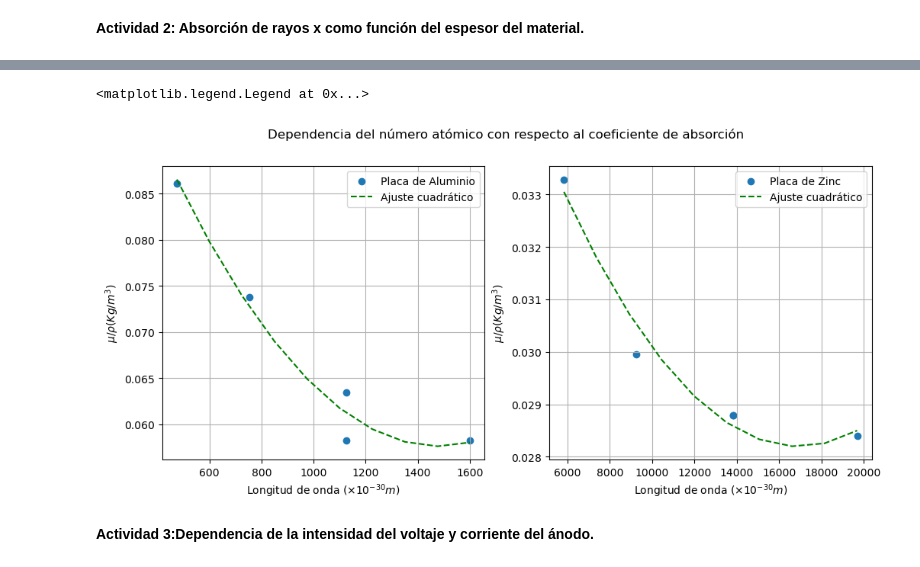
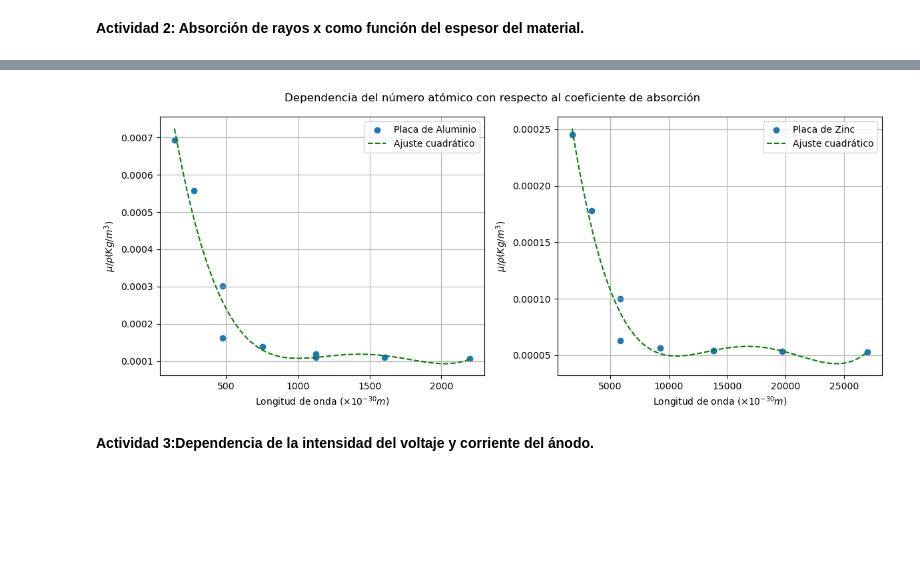
Before and after one commit to ccuellarn/Laboratorio-Intermedio---Pr-cticas20242, a Jupyter notebook: Rayos X/Rayos X.ipynb, the cells around one changed output, grey strips where cells are left out. Cells and saved outputs as stored; diff of their text form; code cells hidden in the pictures; blank space fills up the shorter version.

```diff
--- a/Rayos X/Rayos X.ipynb
+++ b/Rayos X/Rayos X.ipynb
@@ -284,10 +285,13 @@ fig.tight_layout()
 # %% [markdown]
 **Actividad 2: Absorción de rayos x como función del espesor del material.**
 # %%
+x_3 = []
+for i in range(0,9):
+    x_3.append(round(2*dZn*(np.sin(np.radians(Data1A2['Ang'][i]))),1))
 #Calibración de barrido sin material
 n = 1
-param1 = np.polyfit(Data1A2['Ang'][0:3], Data1A2['In'][0:3], n)
-x_ = np.linspace(min(Data1A2['Ang'][0:3]),max(Data1A2['Ang'][0:3]),10)
+param1 = np.polyfit(x_3[0:3], Data1A2['In'][0:3], n)
+x_ = np.linspace(min(x_3[0:3]),max(x_3[0:3]),10)
 ym1 = param1[0]*x_+param1[1]
 
 #Obtener medidas de incertidumbre
@@ -307,14 +311,15 @@ def Residuals(y,ym):
         e.append(y[i]-ym[i])
     return e
 
-plt.errorbar(Data1A2['Ang'][0:3], Data1A2['In'][0:3],yerr=np.sqrt(std),capsize=1.5,color='b',fmt='.', label='Calibración')
+plt.errorbar(x_3[0:3], Data1A2['In'][0:3],yerr=np.sqrt(std),capsize=1.5,color='b',fmt='.', label='Calibración')
 plt.plot(x_,ym1,color='r',label='Ajuste lineal')
 plt.title('Calibración para absorción del cristal LiF')
 plt.ylabel('Intensidad (I/s)')
 plt.xlabel(r'Ángulo de incidencia $(^\circ)$')
-plt.text(6.25, 400, 'y={}x + {}'.format(round(param1[0],2),round(param1[1],2)),color='r')
-plt.text(6.30,385,'R^2= {}'.format(round(GetR2(Data1A2['Ang'][0:3], Data1A2['In'][0:3]),2)),color='b')
+# plt.text(6.25, 400, 'y={}x + {}'.format(round(param1[0],2),round(param1[1],2)),color='r')
+# plt.text(6.30,385,'R^2= {}'.format(round(GetR2(x_3[0:3], Data1A2['In'][0:3]),2)),color='b')
 plt.legend()
 plt.grid()
 plt.show()
+param1[0]
 # %% [output]
@@ -420,52 +422,53 @@ l33 = []
 ra =[]
 rz=[]
 
-for i in x:
+for i in x_2:
     l3.append(((i*Za)**3))
 
-for i in x:
+for i in x_2:
     l33.append(((i*Zz)**3))
 
 for j in mu_a:
     ra.append(j/(rho_A))
 
 for j in mu_z:
     rz.append(j/(rho_Zinc))
 
 #Regresión cuadrática
-parama = np.polyfit(l3[3:-1],ra[3:-1], 2)
-paramz = np.polyfit(l33[3:-1],rz[3:-1], 2)
+parama = np.polyfit(l3,ra, 4)
+paramz = np.polyfit(l33,rz, 4)
 
-x_ = np.linspace(min(l3[3:-1]),max(l3[3:-1]),10)
-x_z = np.linspace(min(l33[3:-1]),max(l33[3:-1]),10)
+x_ = np.linspace(min(l3),max(l3),100)
+x_z = np.linspace(min(l33),max(l33),100)
 
-yma = parama[0]*x_*x_ + x_*parama[1] + parama[2]
-ymz = paramz[0]*x_z*x_z + x_z*paramz[1] + paramz[2]
+yma = parama[0]*x_*x_*x_*x_ + x_*x_*x_*parama[1] + x_*x_*parama[2] + x_*parama[3] + parama[4]
+ymz = paramz[0]*x_z*x_z*x_z*x_z + x_z*x_z*x_z*paramz[1] + x_z*x_z*paramz[2] + x_z*paramz[3] + paramz[4]
 
 #Grafico
 fig = plt.figure(figsize = (12, 5))
 fig.suptitle('Dependencia del número atómico con respecto al coeficiente de absorción')
 axa = fig.add_subplot(121)
 axz = fig.add_subplot(122)
 
-axa.scatter(l3[3:-1],ra[3:-1],label='Placa de Aluminio')
+axa.scatter(l3,ra,label='Placa de Aluminio')
 axa.plot(x_,yma,'--',label='Ajuste cuadrático',color='g')
 axa.set_xlabel(r"Longitud de onda $(\times 10^{-30}m)$")
 axa.set_ylabel(r"$\mu/\rho (Kg/m^3)$")
 
 
-axz.scatter(l33[3:-1],rz[3:-1],label='Placa de Zinc')
+axz.scatter(l33,rz,label='Placa de Zinc')
 axz.plot(x_z,ymz,'--',label='Ajuste cuadrático',color='g')
 axz.set_xlabel(r"Longitud de onda $(\times 10^{-30}m)$")
 axz.set_ylabel(r"$\mu/\rho (Kg/m^3)$")
 
 axa.grid()
 axa.legend()
 axz.grid()
 axz.legend()
+
+fig.tight_layout()
 # %% [output]
-<matplotlib.legend.Legend at 0x...>
-[figure, old version]
+[figure, new version]
 # %% [markdown]
 **Actividad 3:Dependencia de la intensidad del voltaje y corriente del ánodo.**
 # %%
```
Also changed, not shown: parts of 6 cells of this notebook.
